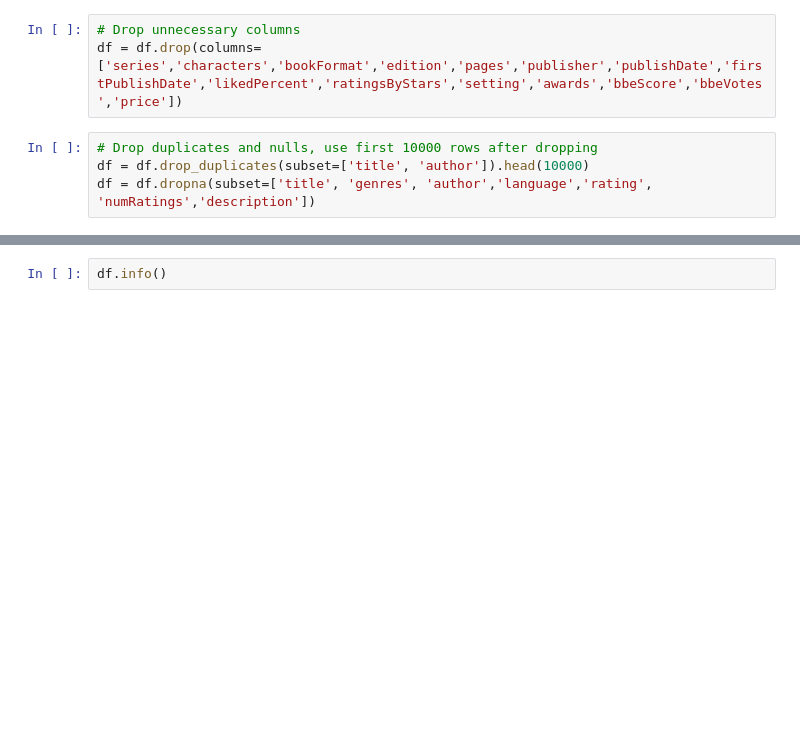
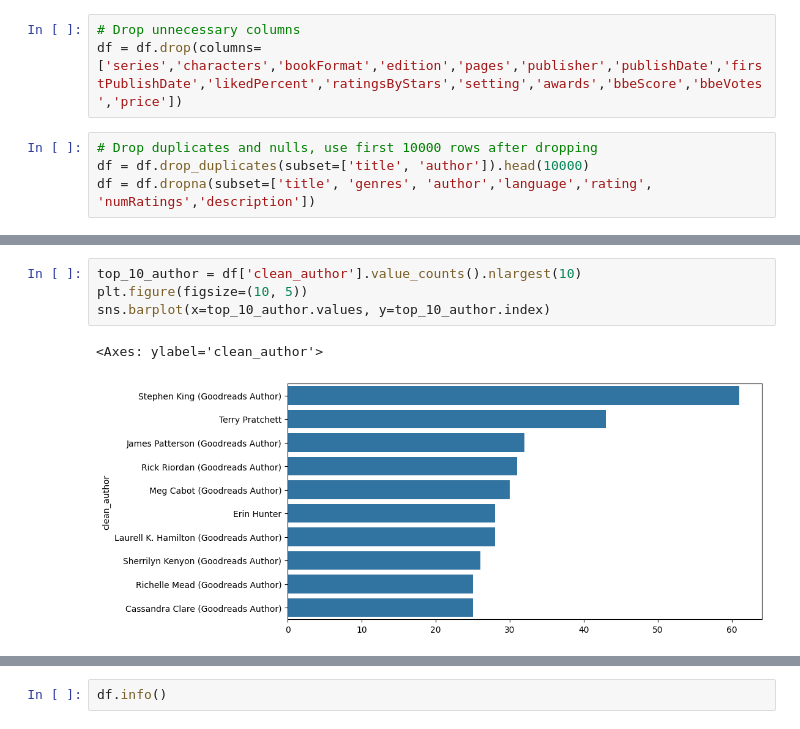
Before and after one commit to ceciliasx/liberai, a Jupyter notebook: main.ipynb, the cells around one changed output, grey strips where cells are left out. Drawn from its saved outputs; the diff is of its cells as text; blank space fills up the shorter version.

```diff
--- a/main.ipynb
+++ b/main.ipynb
@@ -98,0 +179,7 @@ df.reset_index(drop=True, inplace=True)
+# %%
+top_10_author = df['clean_author'].value_counts().nlargest(10)
+plt.figure(figsize=(10, 5))
+sns.barplot(x=top_10_author.values, y=top_10_author.index)
+# %% [output]
+<Axes: ylabel='clean_author'>
+[figure, added]
```
Also changed, not shown: parts of 20 cells of this notebook, 1 other file.
